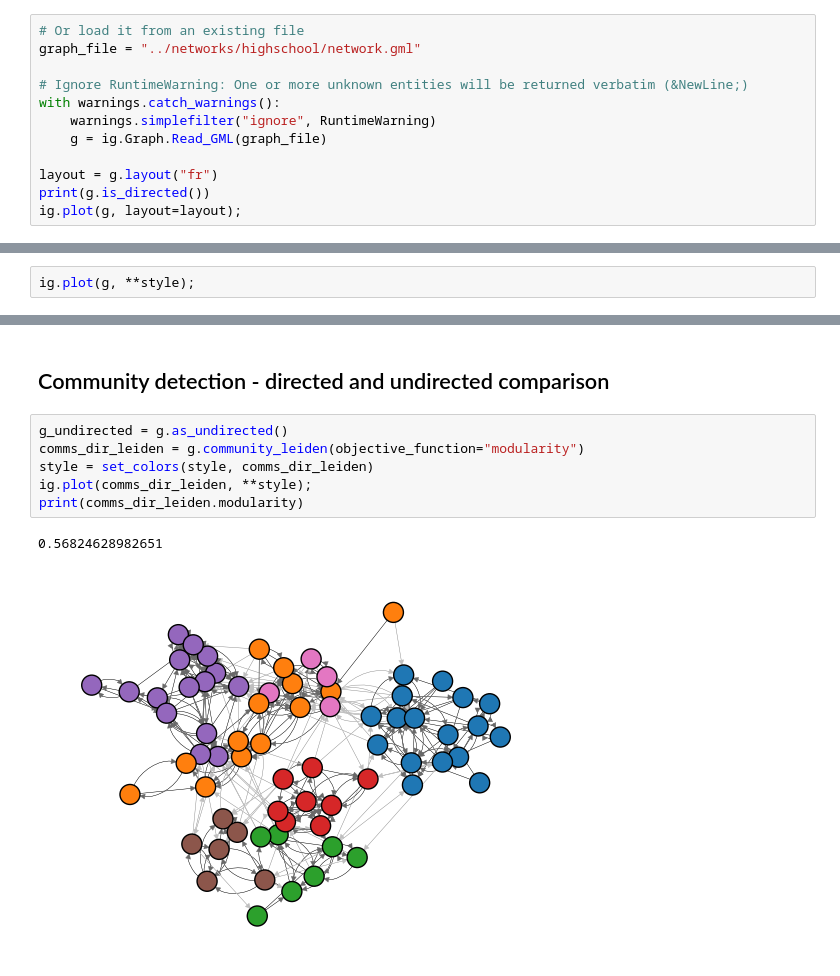
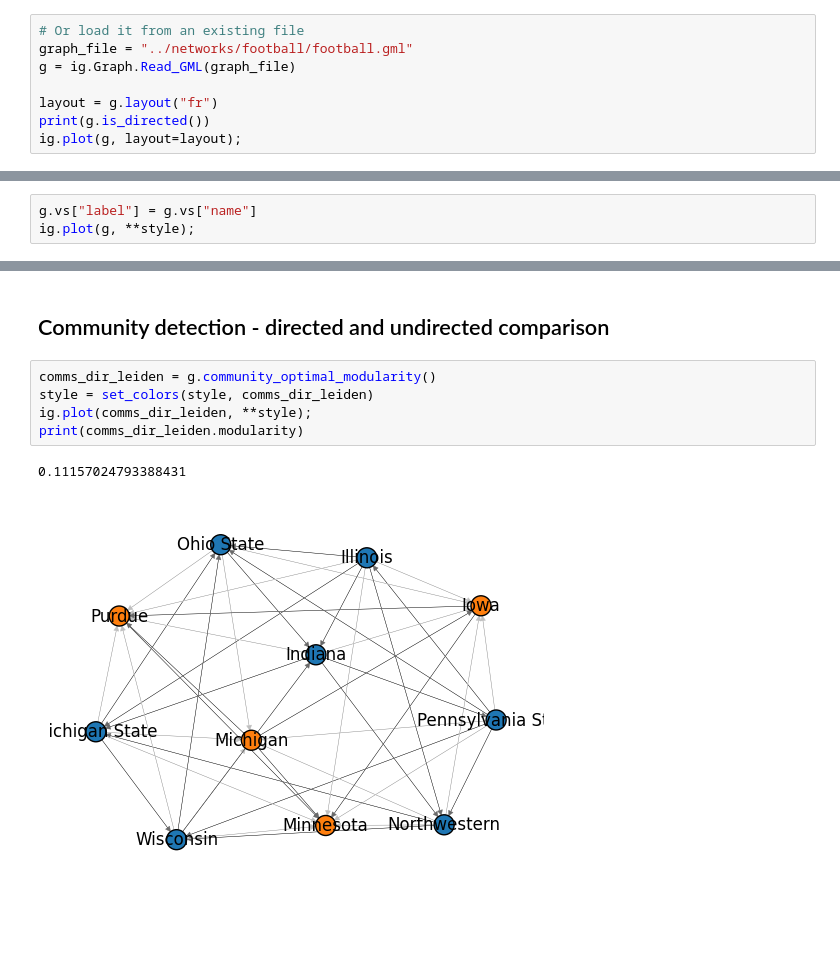
Before and after one commit to igraph/python-igraph, a Jupyter notebook: doc/source/community_detection_guide/notebooks/working_with_directed_networks.ipynb, the cells around one changed output, grey strips where cells are left out. Saved outputs shown, nothing was run; the diff lists cells and outputs as text; blank space fills up the shorter version.

```diff
--- a/doc/source/community_detection_guide/notebooks/working_with_directed_networks.ipynb
+++ b/doc/source/community_detection_guide/notebooks/working_with_directed_networks.ipynb
@@ -43,12 +43,8 @@ ig.plot(g);
 [figure]
 # %%
 # Or load it from an existing file
-graph_file = "../networks/highschool/network.gml"
-
-# Ignore RuntimeWarning: One or more unknown entities will be returned verbatim (&NewLine;)
-with warnings.catch_warnings():
-    warnings.simplefilter("ignore", RuntimeWarning)
-    g = ig.Graph.Read_GML(graph_file)
+graph_file = "../networks/football/football.gml"
+g = ig.Graph.Read_GML(graph_file)
 
 layout = g.layout("fr")
 print(g.is_directed())
@@ -62,5 +58,6 @@ True
 # Since there are lots of nodes and directed edges in this graph, we can adjust the size of these properties:
 style = {'layout': layout, 'vertex_size': 20, 'edge_width': 0.3, 'edge_arrow_size': 5, 'edge_arrow_width': 5}
 # %%
+g.vs["label"] = g.vs["name"]
 ig.plot(g, **style);
 # %% [output]
@@ -68,12 +65,11 @@ ig.plot(g, **style);
 # %% [markdown]
 ## Community detection - directed and undirected comparison
 # %%
-g_undirected = g.as_undirected()
-comms_dir_leiden = g.community_leiden(objective_function="modularity")
+comms_dir_leiden = g.community_optimal_modularity()
 style = set_colors(style, comms_dir_leiden)
 ig.plot(comms_dir_leiden, **style);
 print(comms_dir_leiden.modularity)
 # %% [output]
-0.56824628982651
+0.11157024793388431
-[figure, old version]
+[figure, new version]
 # %%
```
Also changed, not shown: parts of 9 cells of this notebook, 3 other files.
